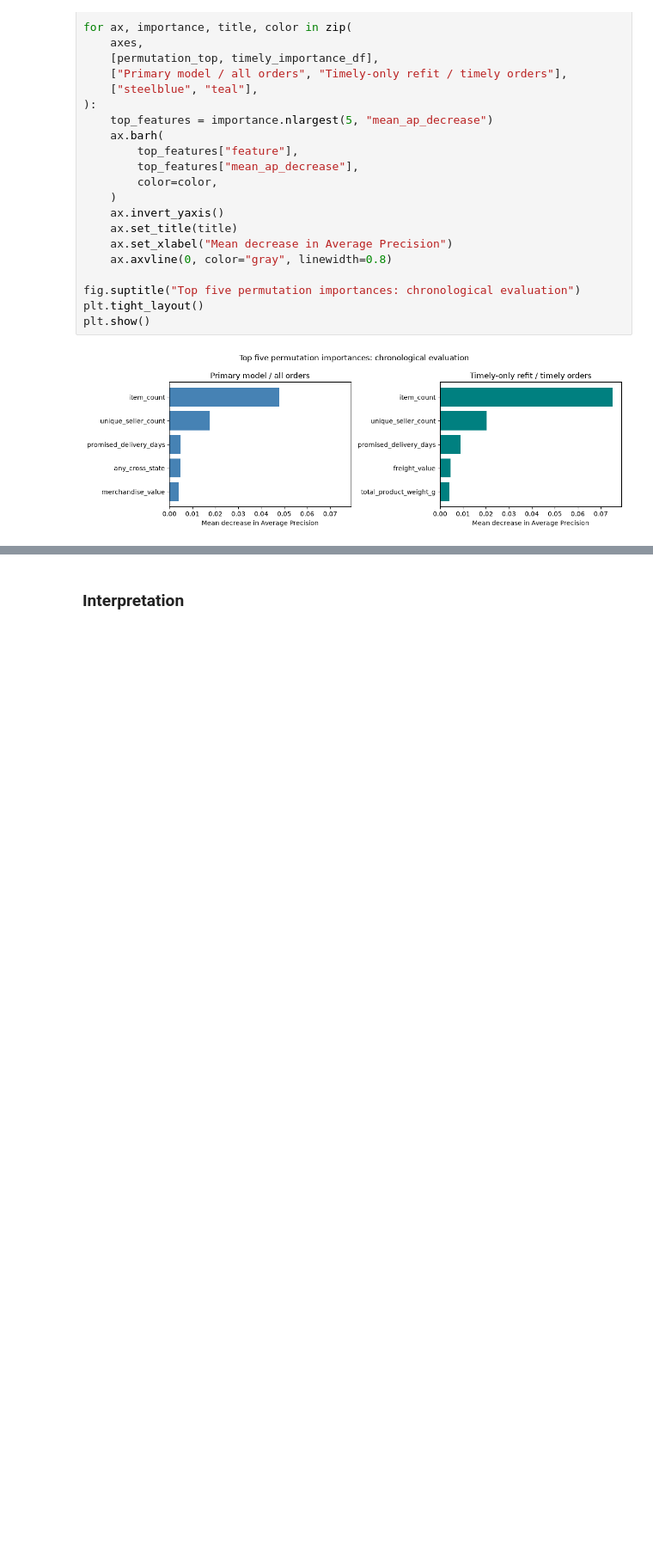
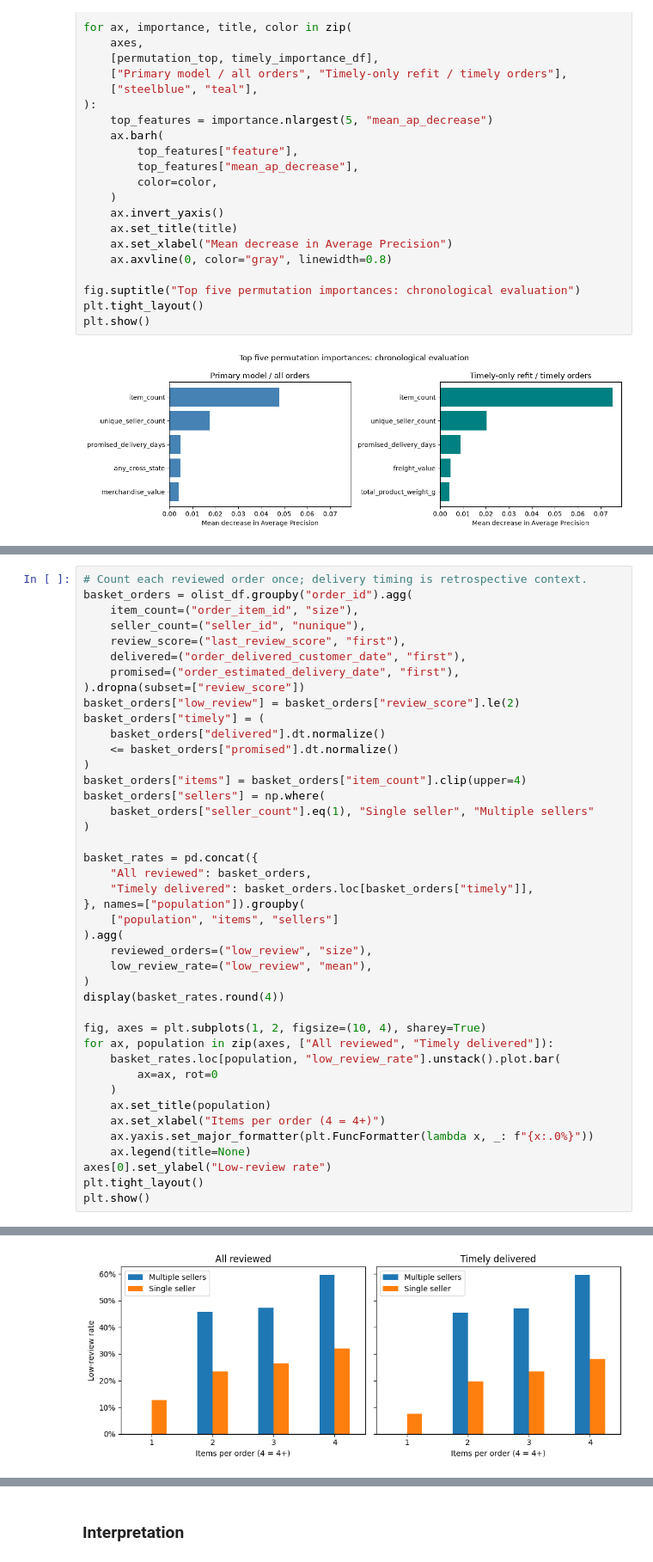
Before and after one commit to asherdata1/supply-chain-decision-support, a Jupyter notebook: 03_final/03_modeling.ipynb, the cells around one changed output, grey strips where cells are left out. Shown at 86% size. Cells and saved outputs as stored; diff of their text form; blank space fills up the shorter version.

Commit message:
Add basket complexity and product mix diagnostics

```diff
--- a/03_final/03_modeling.ipynb
+++ b/03_final/03_modeling.ipynb
@@ -1287,0 +1294,43 @@ plt.show()
+# %%
+# Count each reviewed order once; delivery timing is retrospective context.
+basket_orders = olist_df.groupby("order_id").agg(
+    item_count=("order_item_id", "size"),
+    seller_count=("seller_id", "nunique"),
+    review_score=("last_review_score", "first"),
+    delivered=("order_delivered_customer_date", "first"),
+    promised=("order_estimated_delivery_date", "first"),
+).dropna(subset=["review_score"])
+basket_orders["low_review"] = basket_orders["review_score"].le(2)
+basket_orders["timely"] = (
+    basket_orders["delivered"].dt.normalize()
+    <= basket_orders["promised"].dt.normalize()
+)
+basket_orders["items"] = basket_orders["item_count"].clip(upper=4)
+basket_orders["sellers"] = np.where(
+    basket_orders["seller_count"].eq(1), "Single seller", "Multiple sellers"
+)
+
+basket_rates = pd.concat({
+    "All reviewed": basket_orders,
+    "Timely delivered": basket_orders.loc[basket_orders["timely"]],
+}, names=["population"]).groupby(
+    ["population", "items", "sellers"]
+).agg(
+    reviewed_orders=("low_review", "size"),
+    low_review_rate=("low_review", "mean"),
+)
+display(basket_rates.round(4))
+
+fig, axes = plt.subplots(1, 2, figsize=(10, 4), sharey=True)
+for ax, population in zip(axes, ["All reviewed", "Timely delivered"]):
+    basket_rates.loc[population, "low_review_rate"].unstack().plot.bar(
+        ax=ax, rot=0
+    )
+    ax.set_title(population)
+    ax.set_xlabel("Items per order (4 = 4+)")
+    ax.yaxis.set_major_formatter(plt.FuncFormatter(lambda x, _: f"{x:.0%}"))
+    ax.legend(title=None)
+axes[0].set_ylabel("Low-review rate")
+plt.tight_layout()
+plt.show()
+# %% [output]
@@ -1287,0 +1353 @@ plt.show()
+[figure, added]
```
Also changed, not shown: parts of 9 cells of this notebook.
